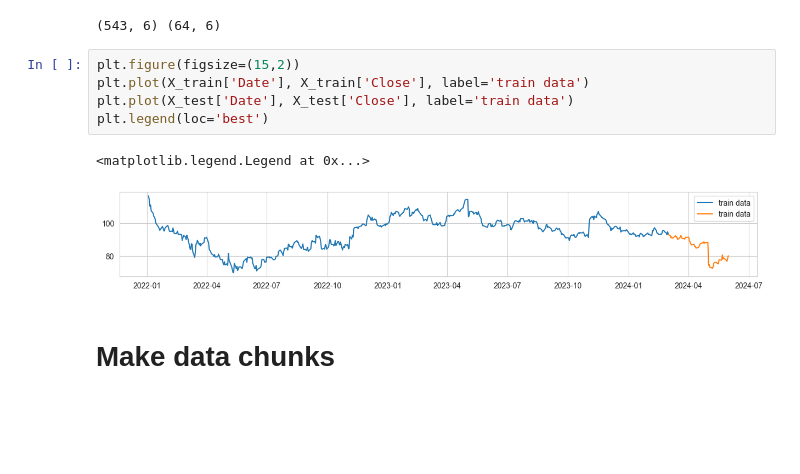
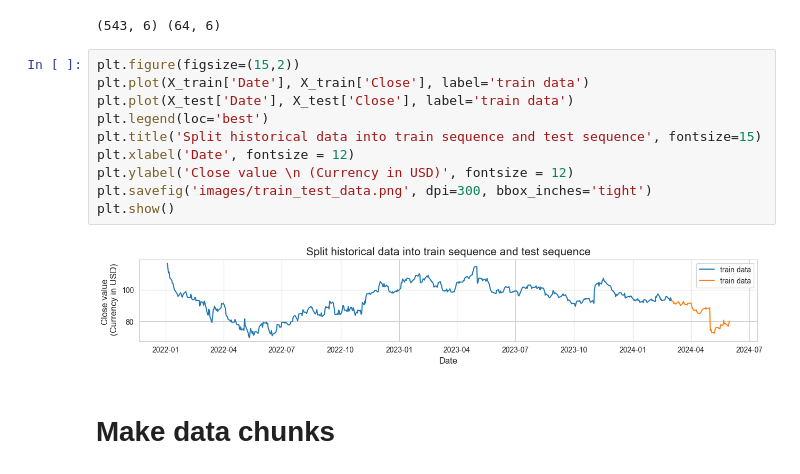
Before and after one commit to Edgar-La/Regression_models_Stock_Prices, a Jupyter notebook: SBUX_regression.ipynb, the cells around one changed output. Cells and saved outputs as stored; diff of their text form; blank space fills up the shorter version.

```diff
--- a/SBUX_regression.ipynb
+++ b/SBUX_regression.ipynb
@@ -159,11 +163,15 @@ print(X_train.shape, X_test.shape)
 # %%
 plt.figure(figsize=(15,2))
 plt.plot(X_train['Date'], X_train['Close'], label='train data')
 plt.plot(X_test['Date'], X_test['Close'], label='train data')
 plt.legend(loc='best')
+plt.title('Split historical data into train sequence and test sequence', fontsize=15)
+plt.xlabel('Date', fontsize = 12)
+plt.ylabel('Close value \n (Currency in USD)', fontsize = 12)
+plt.savefig('images/train_test_data.png', dpi=300, bbox_inches='tight')
+plt.show()
 # %% [output]
-<matplotlib.legend.Legend at 0x...>
-[figure, old version]
+[figure, new version]
 # %% [markdown]
 # Make data chunks
 # %% [markdown]
```
Also changed, not shown: parts of 7 cells of this notebook, 6 other files.
